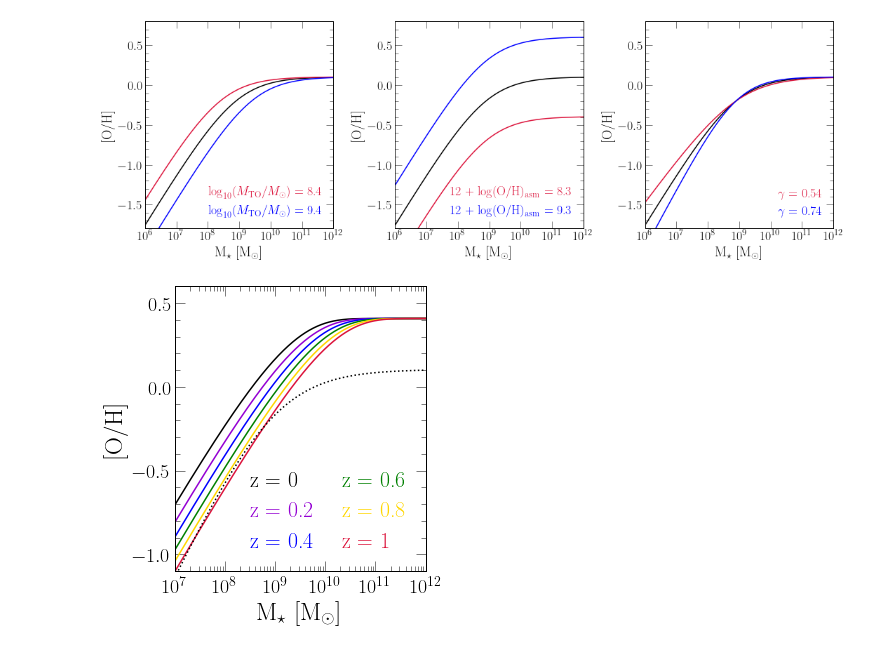
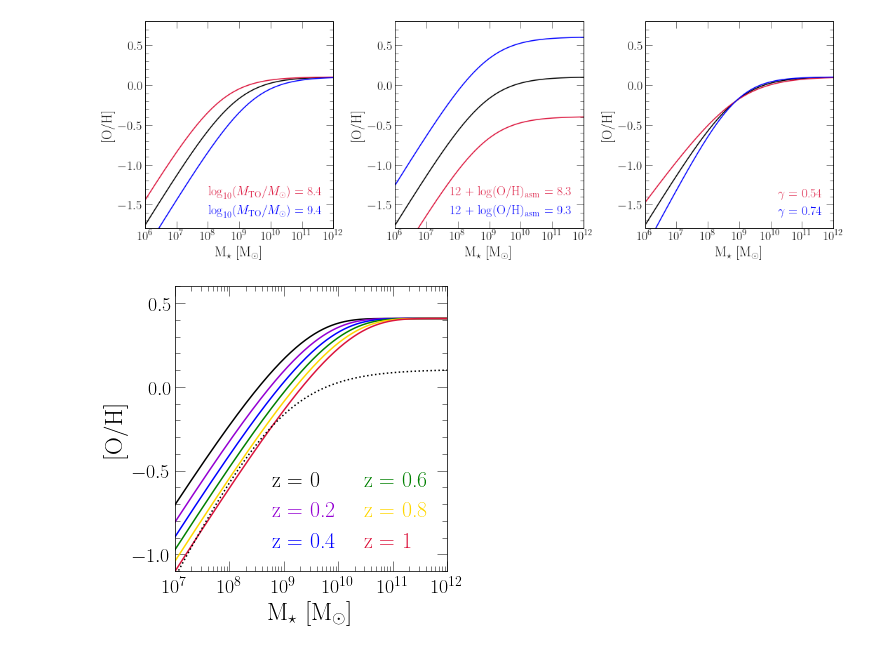
Before and after one commit to giganano/iarates, a Jupyter notebook: notebooks/mzr.ipynb, the cells around one changed output. Drawn from its saved outputs; the diff is of its cells as text; code cells hidden in the pictures.

```diff
--- a/notebooks/mzr.ipynb
+++ b/notebooks/mzr.ipynb
@@ -84,7 +84,7 @@ plt.show()
 # %% [output]
 [figure]
 # %%
-fig = plt.figure(figsize = (5, 5))
+fig = plt.figure(figsize = (5.3, 5))
 ax = fig.add_subplot(111)
 ax.set_xlabel(r"M$_\star$ [M$_\odot$]", fontsize = 25)
 ax.set_ylabel("[O/H]", fontsize = 25)
@@ -115,31 +115,31 @@ for z in redshifts:
     kwargs = {
         "c": named_colors()[colors[z]],
         "label": "z = %g" % (z)
     }
     yvals = [zahid2014(_, z) for _ in masses]
     ax.plot(masses, yvals, **kwargs)
 kwargs = {
     "c": named_colors()["black"],
     "linestyle": ":"
 }
 yvals = [am2013(_) for _ in masses]
 ax.plot(masses, yvals, **kwargs)
 
 kwargs = {
     "loc": mpl_loc("lower right"),
     "handlelength": 0,
     "fontsize": 22,
     "ncol": 2,
     "columnspacing": 1
 }
 leg = ax.legend(**kwargs)
 fancy_legend(leg, [colors[z] for z in redshifts])
 
 plt.tight_layout()
 for ext in ["pdf", "jpeg"]:
     kwargs = {}
     if ext == "jpeg": kwargs["dpi"] = 200
     plt.savefig("../paper/mzr.%s" % (ext), **kwargs)
 plt.show()
 # %% [output]
-[figure, old version]
+[figure, new version]
```
Also changed, not shown: 22 other files.
